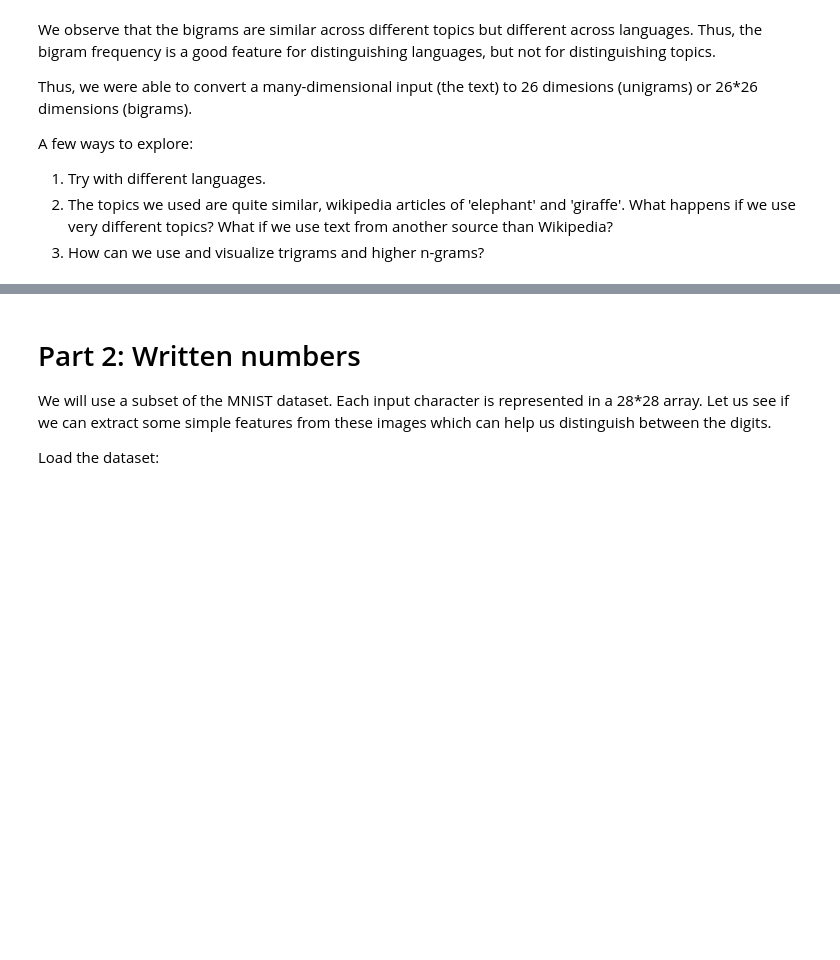
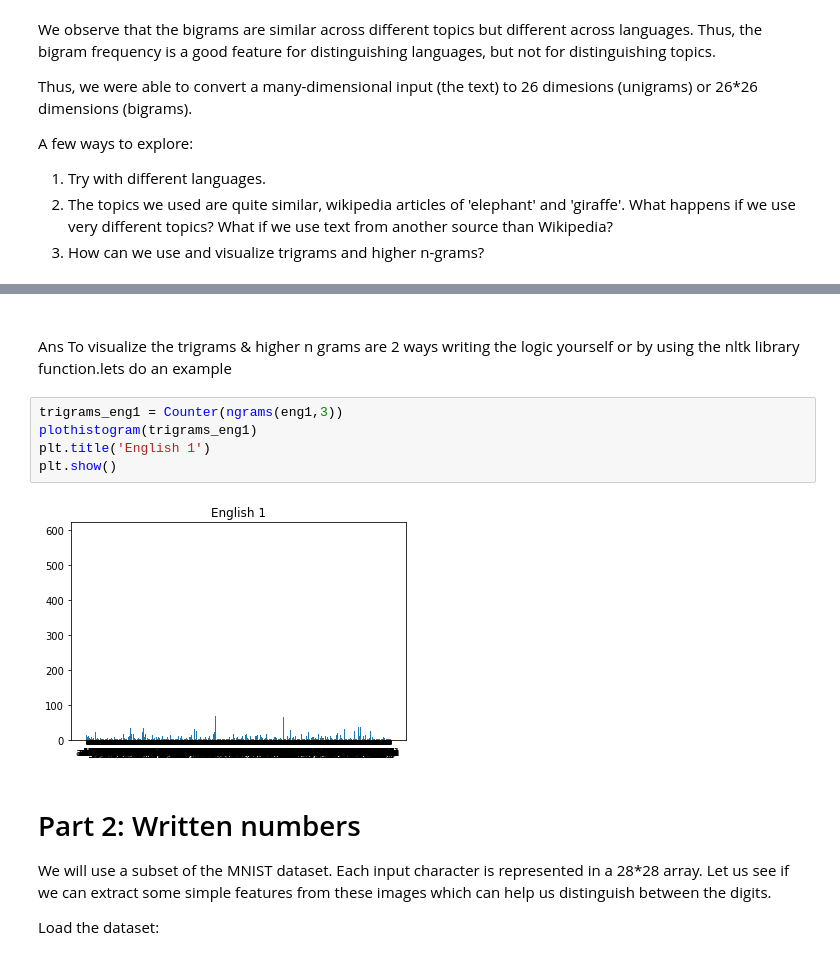
Before and after one commit to avivek5692/fmml2021, a Jupyter notebook: Lab1_Features.ipynb, the cells around one changed output, grey strips where cells are left out. Cells and saved outputs as stored; diff of their text form; blank space fills up the shorter version.

```diff
--- a/Lab1_Features.ipynb
+++ b/Lab1_Features.ipynb
@@ -234,3 +249,14 @@ A few ways to explore:
+# %% [markdown]
+##
+
+Ans To visualize the trigrams & higher n grams are 2 ways writing the logic yourself or by using the nltk library function.lets do an example
+# %%
+trigrams_eng1 = Counter(ngrams(eng1,3))
+plothistogram(trigrams_eng1)
+plt.title('English 1')
+plt.show()
+# %% [output]
+[figure, added]
 # %% [markdown]
 # Part 2: Written numbers
 
```
Also changed, not shown: parts of 9 cells of this notebook.
